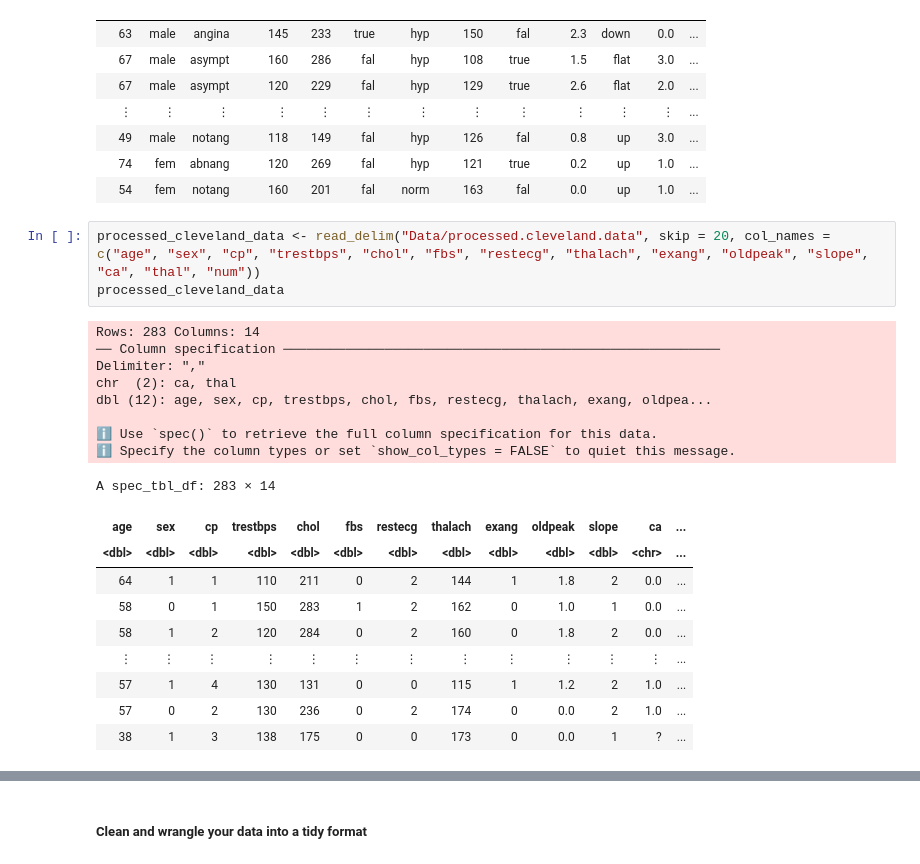
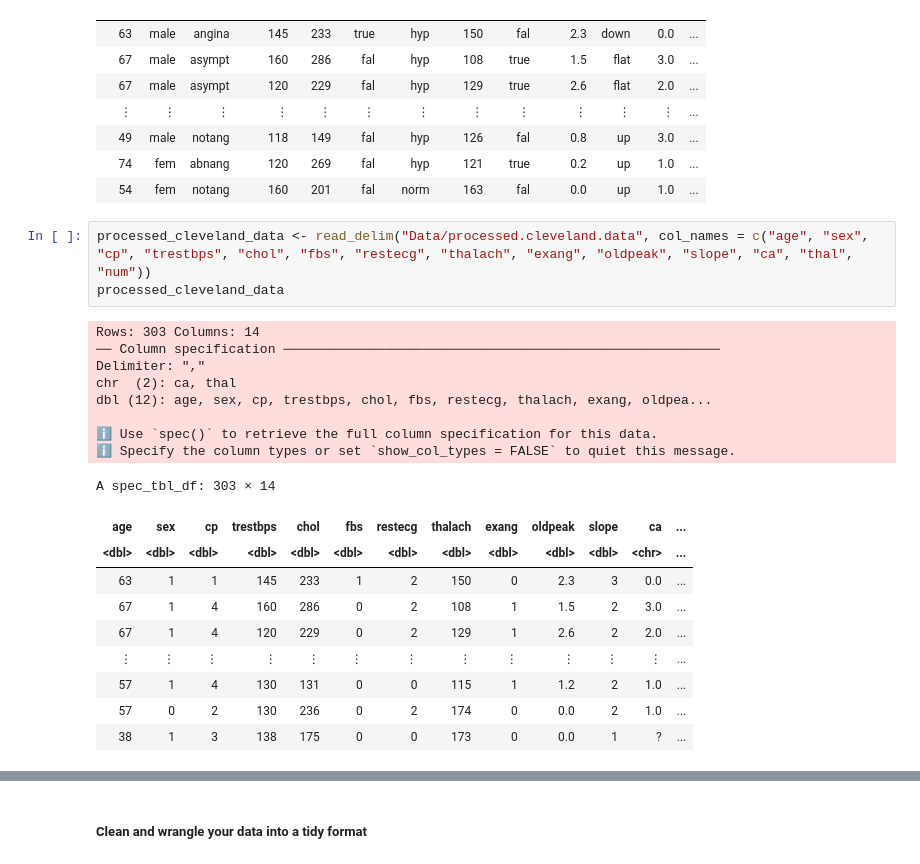
Before and after one commit to TheSkiffle/group_project_ds_2024, a Jupyter notebook: group_project_proposal.ipynb, the cells around one changed output, grey strips where cells are left out. Cells and saved outputs as stored; diff of their text form.

```diff
--- a/group_project_proposal.ipynb
+++ b/group_project_proposal.ipynb
@@ -63,23 +63,23 @@ A spec_tbl_df: 303 × 15
 | 74 | fem | abnang | 120 | 269 | fal | hyp | 121 | true | 0.2 | up | 1.0 | ... |
 | 54 | fem | notang | 160 | 201 | fal | norm | 163 | fal | 0.0 | up | 1.0 | ... |
 # %%
-processed_cleveland_data <- read_delim("Data/processed.cleveland.data", skip = 20, col_names = c("age", "sex", "cp", "trestbps", "chol", "fbs", "restecg", "thalach", "exang", "oldpeak", "slope", "ca", "thal", "num"))
+processed_cleveland_data <- read_delim("Data/processed.cleveland.data", col_names = c("age", "sex", "cp", "trestbps", "chol", "fbs", "restecg", "thalach", "exang", "oldpeak", "slope", "ca", "thal", "num"))
 processed_cleveland_data
 # %% [output]
-Rows: 283 Columns: 14
+Rows: 303 Columns: 14
 ── Column specification ────────────────────────────────────────────────────────
 Delimiter: ","
 chr  (2): ca, thal
 dbl (12): age, sex, cp, trestbps, chol, fbs, restecg, thalach, exang, oldpea...
 
 ℹ Use `spec()` to retrieve the full column specification for this data.
 ℹ Specify the column types or set `show_col_types = FALSE` to quiet this message.
-A spec_tbl_df: 283 × 14
+A spec_tbl_df: 303 × 14
 | age | sex | cp | trestbps | chol | fbs | restecg | thalach | exang | oldpeak | slope | ca | ... |
 | <dbl> | <dbl> | <dbl> | <dbl> | <dbl> | <dbl> | <dbl> | <dbl> | <dbl> | <dbl> | <dbl> | <chr> | ... |
-| 64 | 1 | 1 | 110 | 211 | 0 | 2 | 144 | 1 | 1.8 | 2 | 0.0 | ... |
-| 58 | 0 | 1 | 150 | 283 | 1 | 2 | 162 | 0 | 1.0 | 1 | 0.0 | ... |
-| 58 | 1 | 2 | 120 | 284 | 0 | 2 | 160 | 0 | 1.8 | 2 | 0.0 | ... |
+| 63 | 1 | 1 | 145 | 233 | 1 | 2 | 150 | 0 | 2.3 | 3 | 0.0 | ... |
+| 67 | 1 | 4 | 160 | 286 | 0 | 2 | 108 | 1 | 1.5 | 2 | 3.0 | ... |
+| 67 | 1 | 4 | 120 | 229 | 0 | 2 | 129 | 1 | 2.6 | 2 | 2.0 | ... |
 | ⋮ | ⋮ | ⋮ | ⋮ | ⋮ | ⋮ | ⋮ | ⋮ | ⋮ | ⋮ | ⋮ | ⋮ | ... |
 | 57 | 1 | 4 | 130 | 131 | 0 | 0 | 115 | 1 | 1.2 | 2 | 1.0 | ... |
 | 57 | 0 | 2 | 130 | 236 | 0 | 2 | 174 | 0 | 0.0 | 2 | 1.0 | ... |
```
Also changed, not shown: parts of 4 cells of this notebook.
